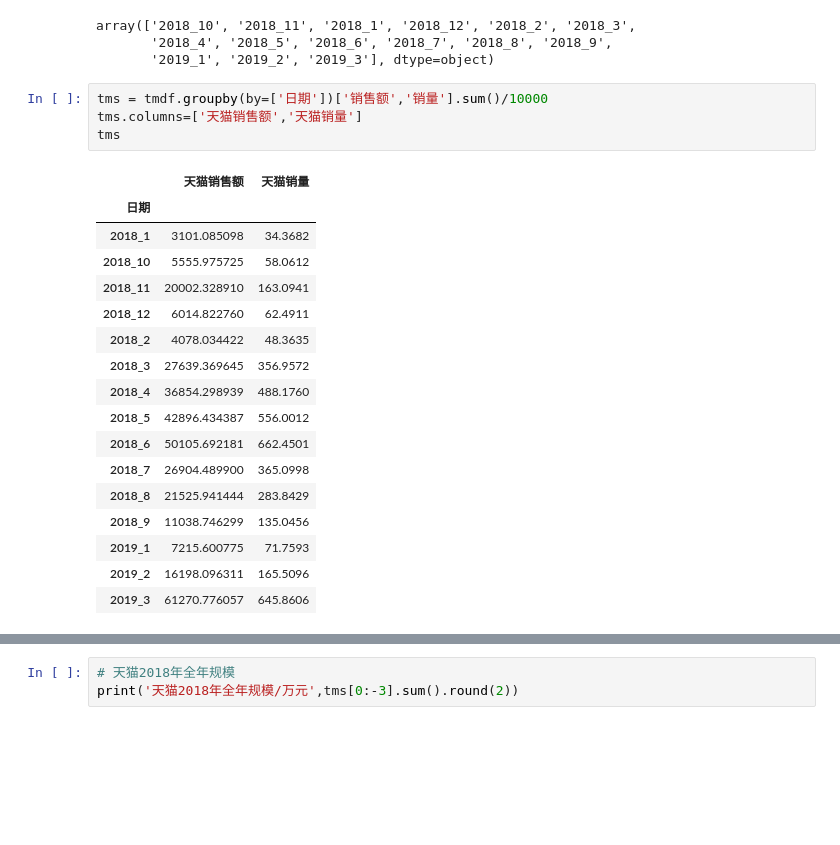
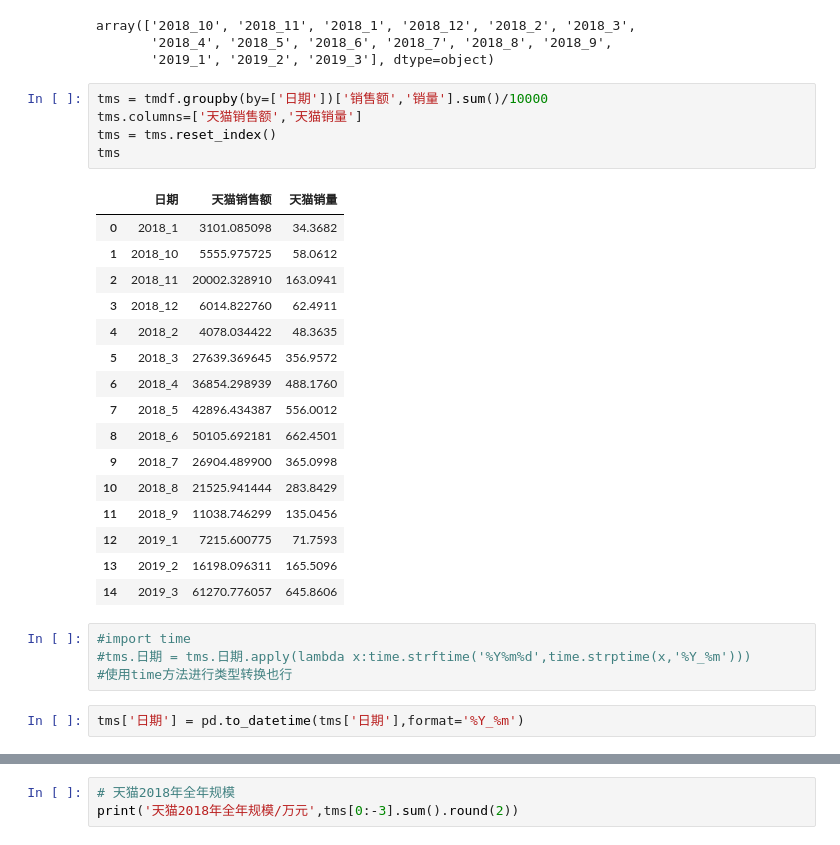
Before and after one commit to NoneFire/Python-, a Jupyter notebook: 防晒类目销售分析/一、销售额及产品分析.ipynb, the cells around one changed output, grey strips where cells are left out. Drawn from its saved outputs; the diff is of its cells as text; blank space fills up the shorter version.

```diff
--- a/防晒类目销售分析/一、销售额及产品分析.ipynb
+++ b/防晒类目销售分析/一、销售额及产品分析.ipynb
@@ -164,22 +164,28 @@ array(['2018_10', '2018_11', '2018_1', '2018_12', '2018_2', '2018_3',
 # %%
 tms = tmdf.groupby(by=['日期'])['销售额','销量'].sum()/10000
 tms.columns=['天猫销售额','天猫销量']
+tms = tms.reset_index()
 tms
 # %% [output]
-|  | 天猫销售额 | 天猫销量 |
-| 日期 |  |  |
-| 2018_1 | 3101.085098 | 34.3682 |
-| 2018_10 | 5555.975725 | 58.0612 |
-| 2018_11 | 20002.328910 | 163.0941 |
-| 2018_12 | 6014.822760 | 62.4911 |
-| 2018_2 | 4078.034422 | 48.3635 |
-| 2018_3 | 27639.369645 | 356.9572 |
-| 2018_4 | 36854.298939 | 488.1760 |
-| 2018_5 | 42896.434387 | 556.0012 |
-| 2018_6 | 50105.692181 | 662.4501 |
-| 2018_7 | 26904.489900 | 365.0998 |
-| 2018_8 | 21525.941444 | 283.8429 |
-| 2018_9 | 11038.746299 | 135.0456 |
-| 2019_1 | 7215.600775 | 71.7593 |
-| 2019_2 | 16198.096311 | 165.5096 |
-| 2019_3 | 61270.776057 | 645.8606 |
+|  | 日期 | 天猫销售额 | 天猫销量 |
+| 0 | 2018_1 | 3101.085098 | 34.3682 |
+| 1 | 2018_10 | 5555.975725 | 58.0612 |
+| 2 | 2018_11 | 20002.328910 | 163.0941 |
+| 3 | 2018_12 | 6014.822760 | 62.4911 |
+| 4 | 2018_2 | 4078.034422 | 48.3635 |
+| 5 | 2018_3 | 27639.369645 | 356.9572 |
+| 6 | 2018_4 | 36854.298939 | 488.1760 |
+| 7 | 2018_5 | 42896.434387 | 556.0012 |
+| 8 | 2018_6 | 50105.692181 | 662.4501 |
+| 9 | 2018_7 | 26904.489900 | 365.0998 |
+| 10 | 2018_8 | 21525.941444 | 283.8429 |
+| 11 | 2018_9 | 11038.746299 | 135.0456 |
+| 12 | 2019_1 | 7215.600775 | 71.7593 |
+| 13 | 2019_2 | 16198.096311 | 165.5096 |
+| 14 | 2019_3 | 61270.776057 | 645.8606 |
+# %%
+#import time
+#tms.日期 = tms.日期.apply(lambda x:time.strftime('%Y%m%d',time.strptime(x,'%Y_%m')))
+#使用time方法进行类型转换也行
+# %%
+tms['日期'] = pd.to_datetime(tms['日期'],format='%Y_%m')
```
Also changed, not shown: parts of 13 cells of this notebook, 2 other files.
